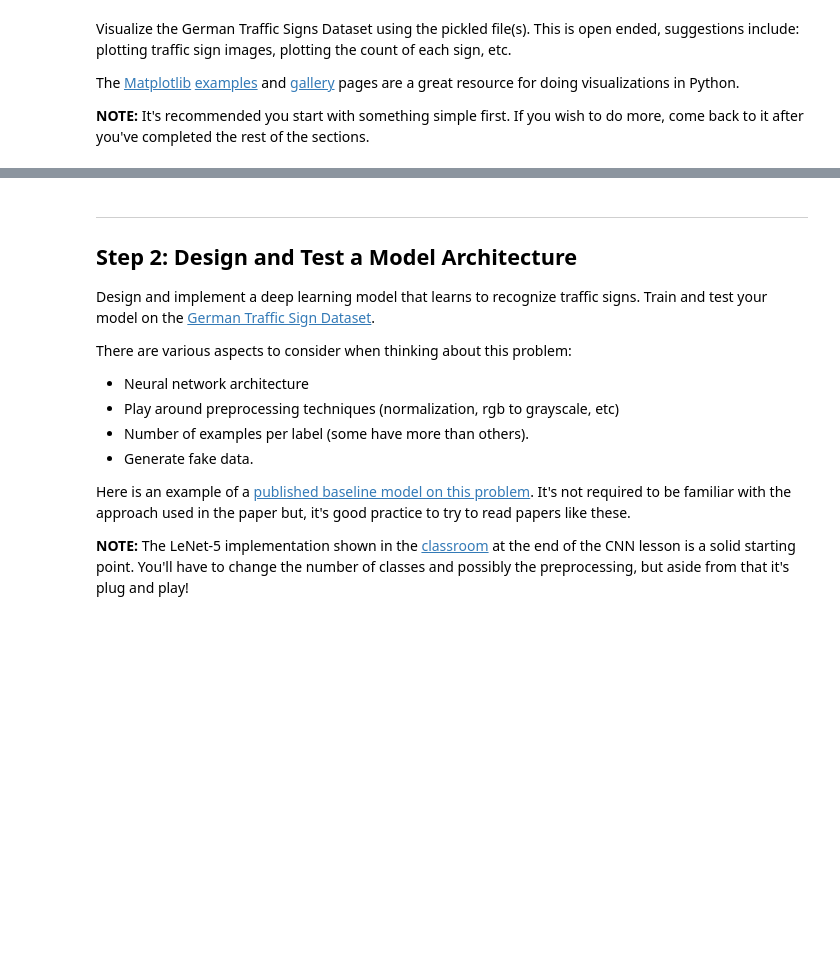
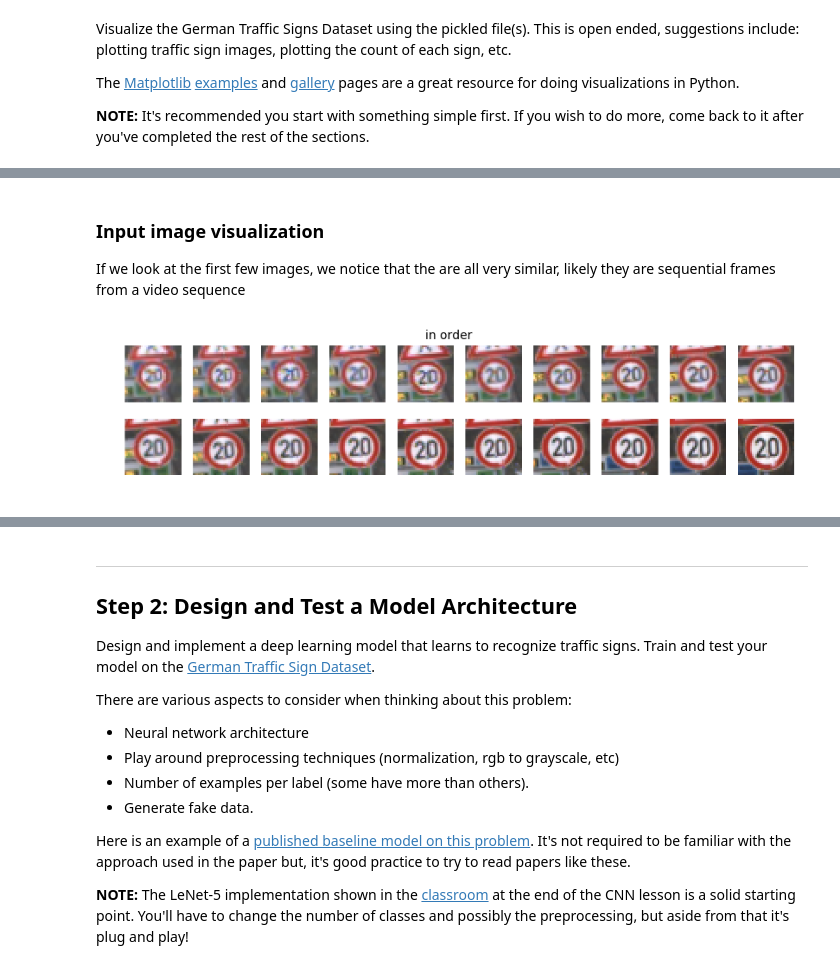
Before and after one commit to berickson/CarND-Traffic-Signs, a Jupyter notebook: Traffic_Signs_Recognition.ipynb, the cells around one changed output, grey strips where cells are left out. Saved outputs shown, nothing was run; the diff lists cells and outputs as text; code cells hidden in the pictures; blank space fills up the shorter version.

```diff
--- a/Traffic_Signs_Recognition.ipynb
+++ b/Traffic_Signs_Recognition.ipynb
@@ -265,0 +237,8 @@ plot_images(random_sample(X_test_yuv,10))
+# %% [markdown]
+### Input image visualization
+
+If we look at the first few images, we notice that the are all very similar, likely they are sequential frames from a video sequence
+# %%
+plot_images(X_train[0:20],title="in order")
+# %% [output]
+[figure, added]
```
Also changed, not shown: parts of 78 cells of this notebook.
